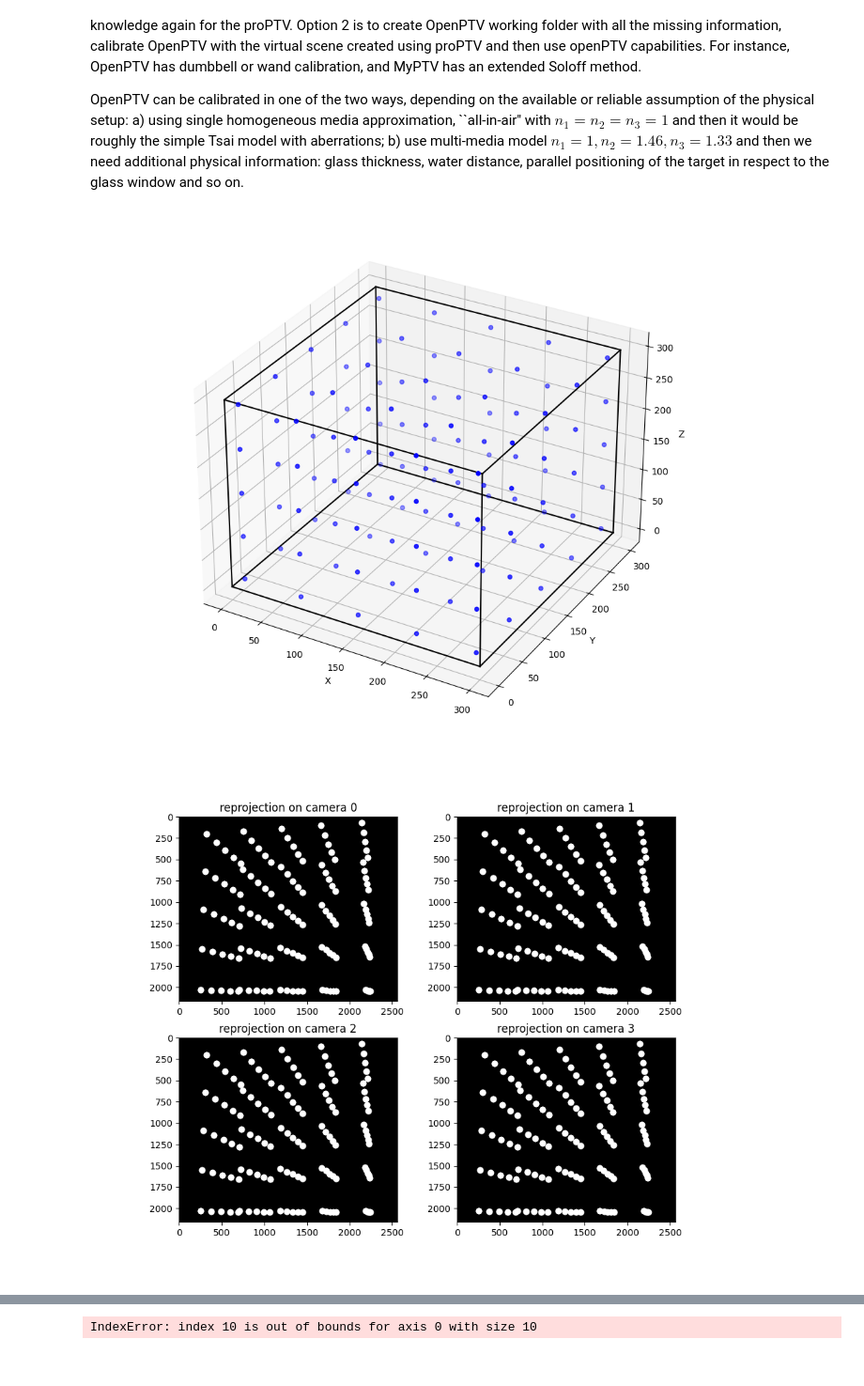
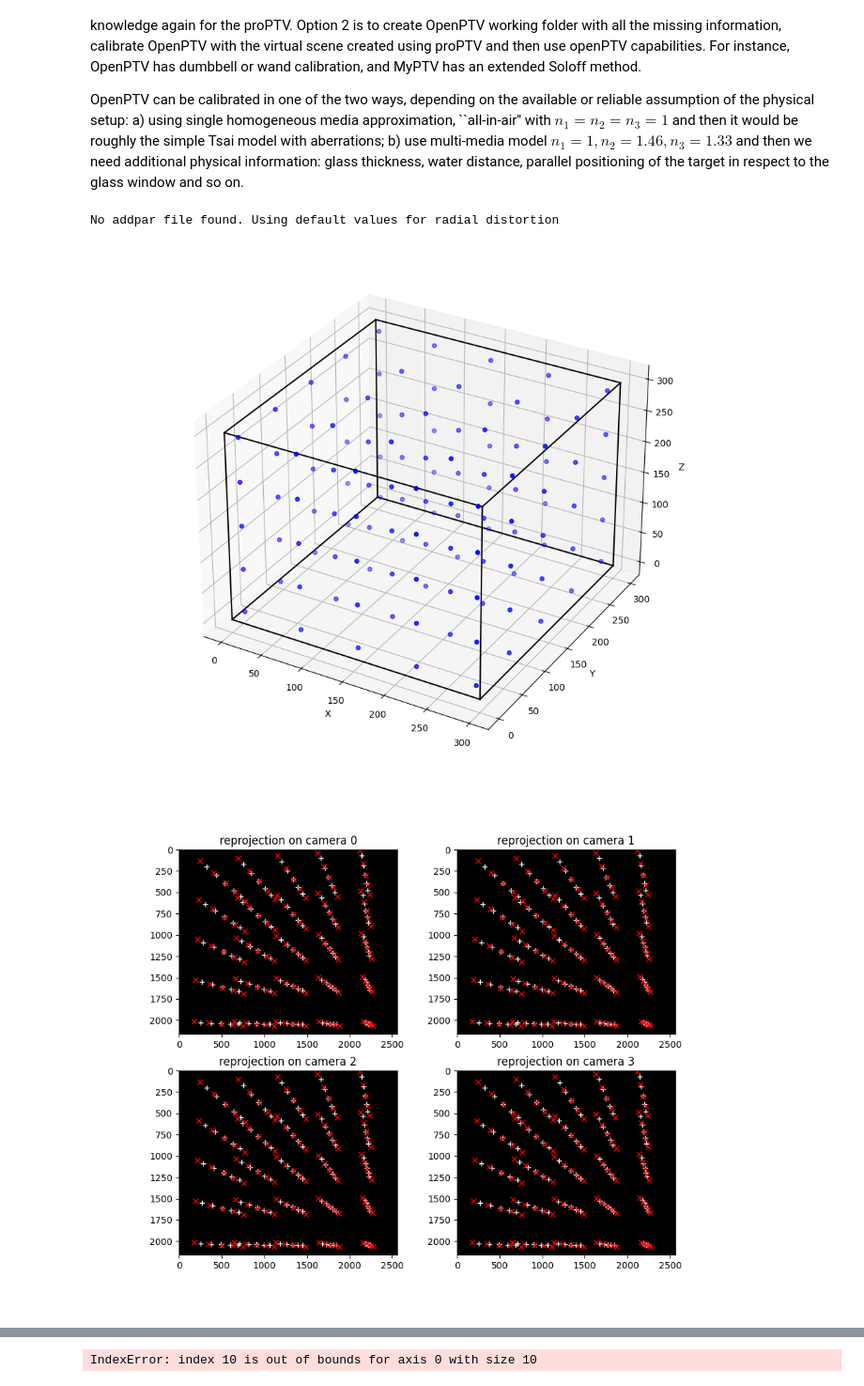
Before and after one commit to OpenPTV/proPTV_OpenPTV_MyPTV_comparison, a Jupyter notebook: from_proPTV_to_OpenPTV.ipynb, the cells around one changed output, grey strips where cells are left out. Shown: that part at 94% size. Drawn from its saved outputs; the diff is of its cells as text; code cells hidden in the pictures.

Commit message:
peculiar result - although lines are parallel, the distance between points is not

```diff
--- a/from_proPTV_to_OpenPTV.ipynb
+++ b/from_proPTV_to_OpenPTV.ipynb
@@ -27,6 +27,40 @@ z = np.linspace(10, 290, 5)
 
 # Create a 3D grid of points
 X, Y, Z = np.meshgrid(x, y, z)
+# %%
+from openptv_python.tracking_frame_buf import TargetArray
+from openptv_python.calibration import Calibration
+from openptv_python.parameters import ControlPar, VolumePar, OrientPar, MultimediaPar
+from openptv_python.orientation import full_calibration, external_calibration
+
+import pathlib, os
+working_path = pathlib.Path('OpenPTV_LineOfSight')
+
+
+camera_1_calibration = Calibration().from_file(os.path.join(working_path,"calibration","cam1.tif.ori"), None)
+control_parameters = ControlPar().from_file(os.path.join(working_path,"parameters","ptv.par"))
+volume_parameters = VolumePar().from_file(os.path.join(working_path,"parameters","criteria.par"))
+orient_parameters = OrientPar()
+
+orient_parameters.scxflag = 1 # updated in the future version
+control_parameters.mm = MultimediaPar(nlay=1,n1=1., n2=[1.], d=[1.],n3=1.)
+# %% [output]
+No addpar file found. Using default values for radial distortion
+# %%
+# let's check that we get the same points, it's proven before, but let's see
+from openptv_python.trafo import pixel_to_metric, dist_to_flat, metric_to_pixel
+from openptv_python.multimed import ray_tracing, move_along_ray
+from openptv_python.imgcoord import img_coord
+
+def openptv_project_XYZ_on_camera(XYZ, cal, cpar):
+    """ Projects 3D points vector XYZ on camera defined by cal, cpar """
+    xy = np.empty((XYZ.shape[0],2))
+    for i, point in enumerate(XYZ):
+        x, y = img_coord(point, cal, cpar.mm)
+        x, y = metric_to_pixel(x, y, cpar)
+        xy[i,0] = x
+        xy[i,1] = y
+    return xy
 # %%
 # Bring in proPTV data and functions
 import sys
@@ -47,38 +81,41 @@ axis.plot([300,300],[0,300],[0,0],c='black'), axis.plot([300,300],[0,0],[0,300],
 axis.plot([0,0],[300,300],[0,300],c='black'), axis.plot([0,300],[0,0],[300,300],c='black'), axis.plot([0,0],[0,300],[300,300],c='black')
 axis.plot([300,300],[300,300],[0,300],c='black'), axis.plot([300,300],[0,300],[300,300],c='black'), axis.plot([0,300],[300,300],[300,300],c='black')
 # plot torus
 axis.scatter(X, Y, Z, 'o', color='b')
 # axis.plot(X_mid,Y_mid,Z_mid,'o-', color='red', linewidth=1)
 # axis.plot(X_spiral,Y_spiral,Z_spiral,'o-', color='green', linewidth=1)
 plt.tight_layout(), plt.show()
 
 # make projection of lines in cam c
 fig, axis = plt.subplots(2,2, figsize=(10,8))
 
 for c in range(4):
 
 
     # load calibration of camera c
     ax, ay = np.loadtxt(calibration_path.format(cam=0,xy="x"),delimiter=','), \
             np.loadtxt(calibration_path.format(cam=0,xy="y"),delimiter=',')
 
     # Comment out when you have all calibration parameters
     # ax, ay = np.loadtxt(calibration_path.format(cam=c,xy="x"),delimiter=','), np.loadtxt(calibration_path.format(cam=c,xy="y"),delimiter=',')
 
     # estimate projection of the lines in camera c
     xy = np.vstack([F(np.vstack([X.flat,Y.flat,Z.flat]).T,ax),F(np.vstack([X.flat,Y.flat,Z.flat]).T,ay)]).T
 
     axis[int(c/2),c%2].set_title('reprojection on camera ' + str(c))
     axis[int(c/2),c%2].imshow(np.zeros([2160,2560]),cmap='gray')
-    axis[int(c/2),c%2].plot(xy[:,0],xy[:,1],'o',c='white')
+    axis[int(c/2),c%2].plot(xy[:,0],xy[:,1],'+',c='white')
 
-    axis[int(c/2),c%2].set_title('reprojection on camera ' + str(c))
-    axis[int(c/2),c%2].imshow(np.zeros([2160,2560]),cmap='gray')
+    xy_optv = openptv_project_XYZ_on_camera(np.vstack([X.flat,Y.flat,Z.flat]).T, camera_1_calibration, control_parameters)
+    axis[int(c/2),c%2].plot(xy_optv[:,0],xy_optv[:,1],'x',c='red')
 
-    axis[int(c/2),c%2].plot(xy[:,0],xy[:,1],'o',c='white')
+    # axis[int(c/2),c%2].set_title('reprojection on camera ' + str(c))
+    # axis[int(c/2),c%2].imshow(np.zeros([2160,2560]),cmap='gray')
+
+    # axis[int(c/2),c%2].plot(xy[:,0],xy[:,1],'o',c='white')
 # %% [output]
 [figure]
-[figure, old version]
+[figure, new version]
 # %%
 # We need to use reprojections and 3D points to estimate openptv calibration parameters
 # let's go to openptv and see how it can be done without saving the data in some files
```
Also changed, not shown: parts of 2 cells of this notebook, 1 other file.
